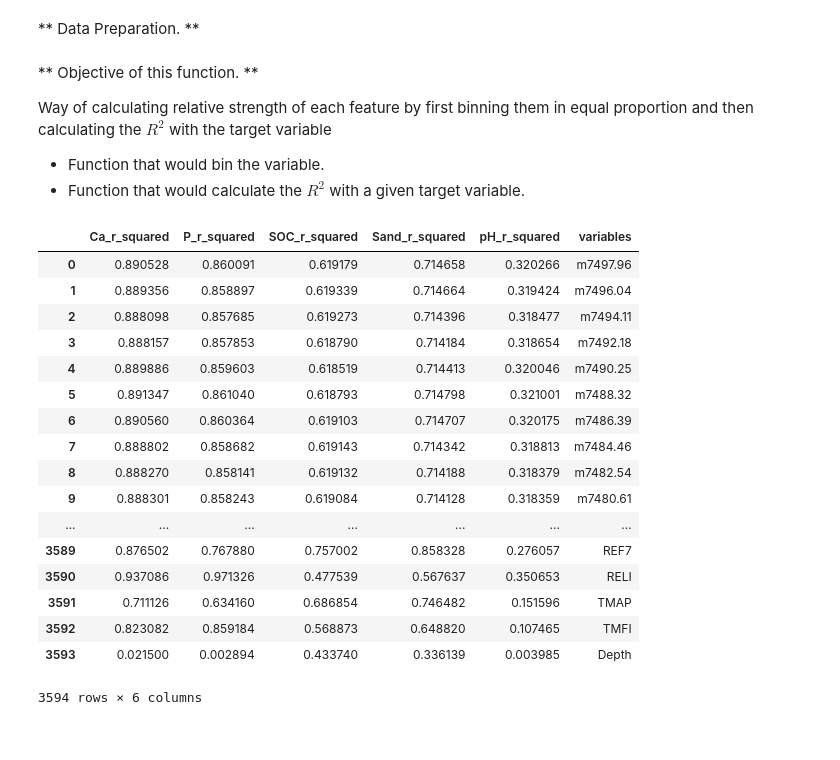
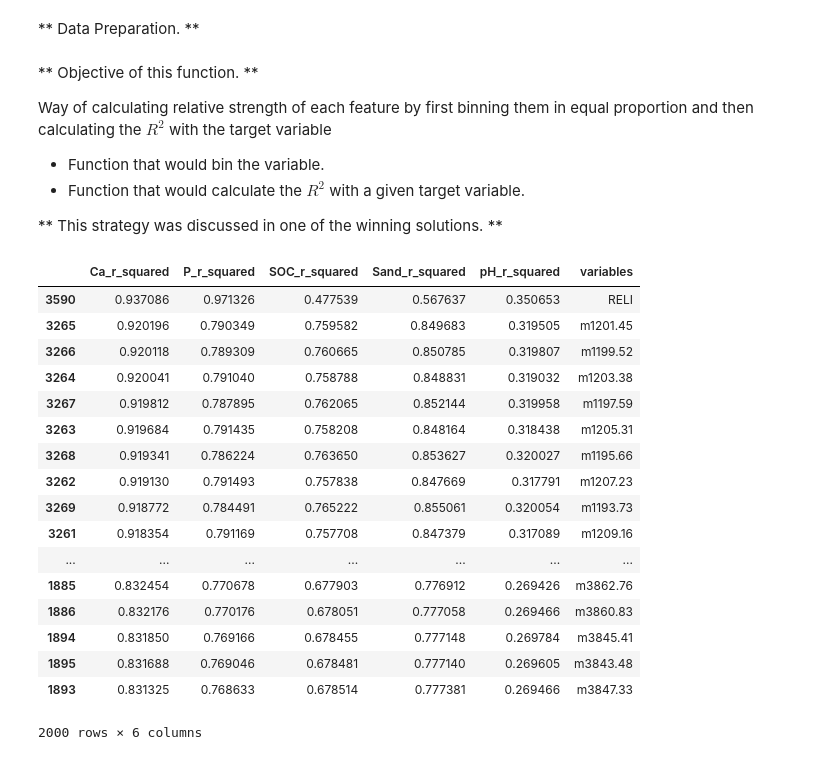
Before and after one commit to numb3r33/African-Soil-Prediction, a Jupyter notebook: notebooks/DataExploration.ipynb, the cells around one changed output. Drawn from its saved outputs; the diff is of its cells as text; code cells hidden in the pictures.

Commit message:
Sort values by label

```diff
--- a/notebooks/DataExploration.ipynb
+++ b/notebooks/DataExploration.ipynb
@@ -380,6 +381,8 @@ Way of calculating relative strength of each feature by first binning them in eq
 
 * Function that would bin the variable.
 * Function that would calculate the $R^2$ with a given target variable.
+
+** This strategy was discussed in one of the winning solutions. **
 # %%
 def calculate_r_squared(X, y):
     slope, intercept, r_value, p_value, std_err = linregress(X, y)
@@ -426,24 +429,24 @@ feature_rel_df = pd.DataFrame({'variables': train_.columns,
                                'SOC_r_squared': feature_relevance_SOC,
                                'pH_r_squared': feature_relevance_pH
                               })
-# %%
-feature_rel_df
-# %% [output]
-|  | Ca_r_squared | P_r_squared | SOC_r_squared | Sand_r_squared | pH_r_squared | variables |
-| 0 | 0.890528 | 0.860091 | 0.619179 | 0.714658 | 0.320266 | m7497.96 |
-| 1 | 0.889356 | 0.858897 | 0.619339 | 0.714664 | 0.319424 | m7496.04 |
-| 2 | 0.888098 | 0.857685 | 0.619273 | 0.714396 | 0.318477 | m7494.11 |
-| 3 | 0.888157 | 0.857853 | 0.618790 | 0.714184 | 0.318654 | m7492.18 |
-| 4 | 0.889886 | 0.859603 | 0.618519 | 0.714413 | 0.320046 | m7490.25 |
-| 5 | 0.891347 | 0.861040 | 0.618793 | 0.714798 | 0.321001 | m7488.32 |
-| 6 | 0.890560 | 0.860364 | 0.619103 | 0.714707 | 0.320175 | m7486.39 |
-| 7 | 0.888802 | 0.858682 | 0.619143 | 0.714342 | 0.318813 | m7484.46 |
-| 8 | 0.888270 | 0.858141 | 0.619132 | 0.714188 | 0.318379 | m7482.54 |
-| 9 | 0.888301 | 0.858243 | 0.619084 | 0.714128 | 0.318359 | m7480.61 |
-| ... | ... | ... | ... | ... | ... | ... |
-| 3589 | 0.876502 | 0.767880 | 0.757002 | 0.858328 | 0.276057 | REF7 |
-| 3590 | 0.937086 | 0.971326 | 0.477539 | 0.567637 | 0.350653 | RELI |
-| 3591 | 0.711126 | 0.634160 | 0.686854 | 0.746482 | 0.151596 | TMAP |
-| 3592 | 0.823082 | 0.859184 | 0.568873 | 0.648820 | 0.107465 | TMFI |
-| 3593 | 0.021500 | 0.002894 | 0.433740 | 0.336139 | 0.003985 | Depth |
-3594 rows × 6 columns
+# %%
+feature_rel_df.sort_values(by='Ca_r_squared', ascending=False)[:2000]
+# %% [output]
+|  | Ca_r_squared | P_r_squared | SOC_r_squared | Sand_r_squared | pH_r_squared | variables |
+| 3590 | 0.937086 | 0.971326 | 0.477539 | 0.567637 | 0.350653 | RELI |
+| 3265 | 0.920196 | 0.790349 | 0.759582 | 0.849683 | 0.319505 | m1201.45 |
+| 3266 | 0.920118 | 0.789309 | 0.760665 | 0.850785 | 0.319807 | m1199.52 |
+| 3264 | 0.920041 | 0.791040 | 0.758788 | 0.848831 | 0.319032 | m1203.38 |
+| 3267 | 0.919812 | 0.787895 | 0.762065 | 0.852144 | 0.319958 | m1197.59 |
+| 3263 | 0.919684 | 0.791435 | 0.758208 | 0.848164 | 0.318438 | m1205.31 |
+| 3268 | 0.919341 | 0.786224 | 0.763650 | 0.853627 | 0.320027 | m1195.66 |
+| 3262 | 0.919130 | 0.791493 | 0.757838 | 0.847669 | 0.317791 | m1207.23 |
+| 3269 | 0.918772 | 0.784491 | 0.765222 | 0.855061 | 0.320054 | m1193.73 |
+| 3261 | 0.918354 | 0.791169 | 0.757708 | 0.847379 | 0.317089 | m1209.16 |
+| ... | ... | ... | ... | ... | ... | ... |
+| 1885 | 0.832454 | 0.770678 | 0.677903 | 0.776912 | 0.269426 | m3862.76 |
+| 1886 | 0.832176 | 0.770176 | 0.678051 | 0.777058 | 0.269466 | m3860.83 |
+| 1894 | 0.831850 | 0.769166 | 0.678455 | 0.777148 | 0.269784 | m3845.41 |
+| 1895 | 0.831688 | 0.769046 | 0.678481 | 0.777140 | 0.269605 | m3843.48 |
+| 1893 | 0.831325 | 0.768633 | 0.678514 | 0.777381 | 0.269466 | m3847.33 |
+2000 rows × 6 columns
```
Also changed, not shown: parts of 2 cells of this notebook.
